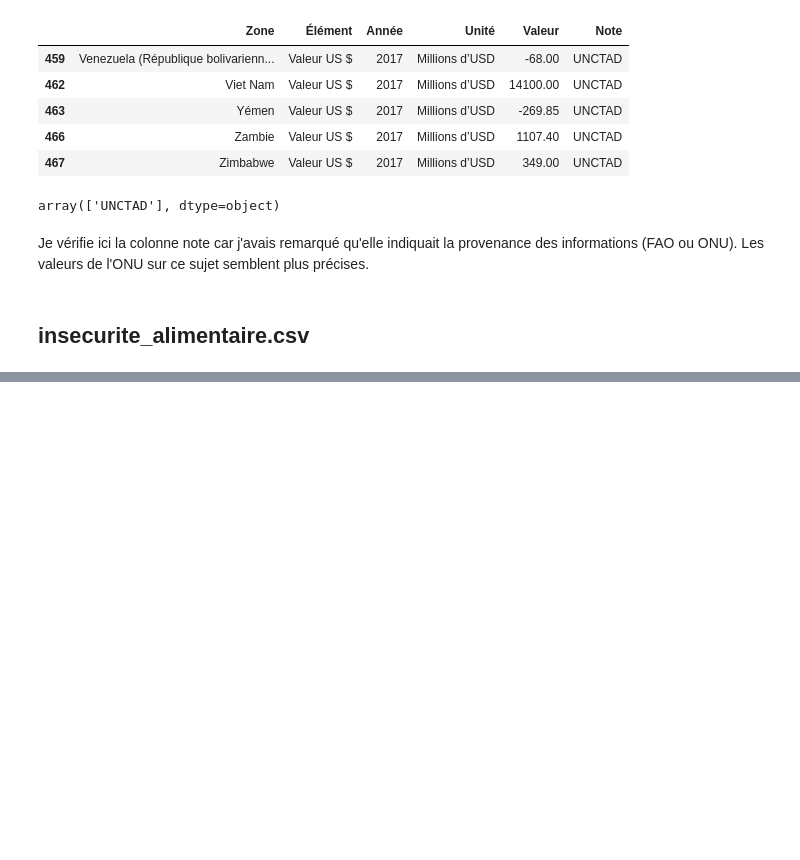
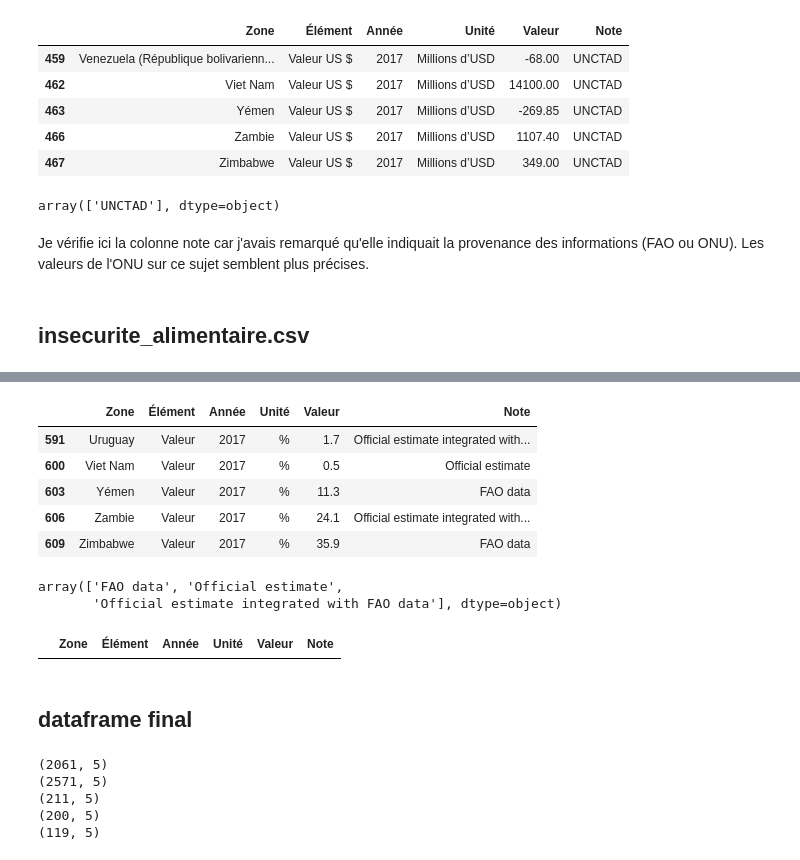
Before and after one commit to nepnederlander/the-singing-hen, a Jupyter notebook: preparation_nettoyage_analyse_exploratoire.ipynb, the cells around one changed output, grey strips where cells are left out. Drawn from its saved outputs; the diff is of its cells as text; code cells hidden in the pictures; blank space fills up the shorter version.

```diff
--- a/preparation_nettoyage_analyse_exploratoire.ipynb
+++ b/preparation_nettoyage_analyse_exploratoire.ipynb
@@ -346,0 +414,2 @@ Je vérifie ici la colonne note car j'avais remarqué qu'elle indiquait la prove
+# %%
+insecurite_alimentaire.drop(columns=['Code Domaine', 'Domaine', 'Code zone (M49)', 'Code Élément', 'Code Produit', 'Produit', 'Code année', 'Symbole', 'Description du Symbole'], inplace=True)
@@ -346,0 +418,5 @@ Je vérifie ici la colonne note car j'avais remarqué qu'elle indiquait la prove
+# %%
+try:
+  insecurite_alimentaire = insecurite_alimentaire.astype({'Valeur': 'float64'}, errors='raise')
+except ValueError as e:
+  print(e)
@@ -346,0 +425,8 @@ Je vérifie ici la colonne note car j'avais remarqué qu'elle indiquait la prove
+# %%
+insecurite_alimentaire['Valeur'] = insecurite_alimentaire['Valeur'].replace('<0.5', 0.5)
+# %%
+try:
+  insecurite_alimentaire = insecurite_alimentaire.astype({'Valeur': 'float64'}, errors='raise')
+  print(insecurite_alimentaire.dtypes)
+except ValueError as e:
+  print(e)
@@ -346,0 +453,18 @@ Je vérifie ici la colonne note car j'avais remarqué qu'elle indiquait la prove
+# %%
+insecurite_alimentaire.tail()
+# %% [output]
+|  | Zone | Élément | Année | Unité | Valeur | Note |
+| 591 | Uruguay | Valeur | 2017 | % | 1.7 | Official estimate integrated with... |
+| 600 | Viet Nam | Valeur | 2017 | % | 0.5 | Official estimate |
+| 603 | Yémen | Valeur | 2017 | % | 11.3 | FAO data |
+| 606 | Zambie | Valeur | 2017 | % | 24.1 | Official estimate integrated with... |
+| 609 | Zimbabwe | Valeur | 2017 | % | 35.9 | FAO data |
+# %%
+insecurite_alimentaire.Note.unique()
+# %% [output]
+array(['FAO data', 'Official estimate',
+       'Official estimate integrated with FAO data'], dtype=object)
+# %%
+insecurite_alimentaire[insecurite_alimentaire.duplicated(subset=['Zone'])]
+# %% [output]
+|  | Zone | Élément | Année | Unité | Valeur | Note |
@@ -346,0 +473,14 @@ Je vérifie ici la colonne note car j'avais remarqué qu'elle indiquait la prove
+# %% [markdown]
+## dataframe final
+# %%
+print(dispo_alimentaire.shape)
+print(population.shape)
+print(pib.shape)
+print(ide.shape)
+print(insecurite_alimentaire.shape)
+# %% [output]
+(2061, 5)
+(2571, 5)
+(211, 5)
+(200, 5)
+(119, 5)
```
Also changed, not shown: parts of 26 cells of this notebook.
